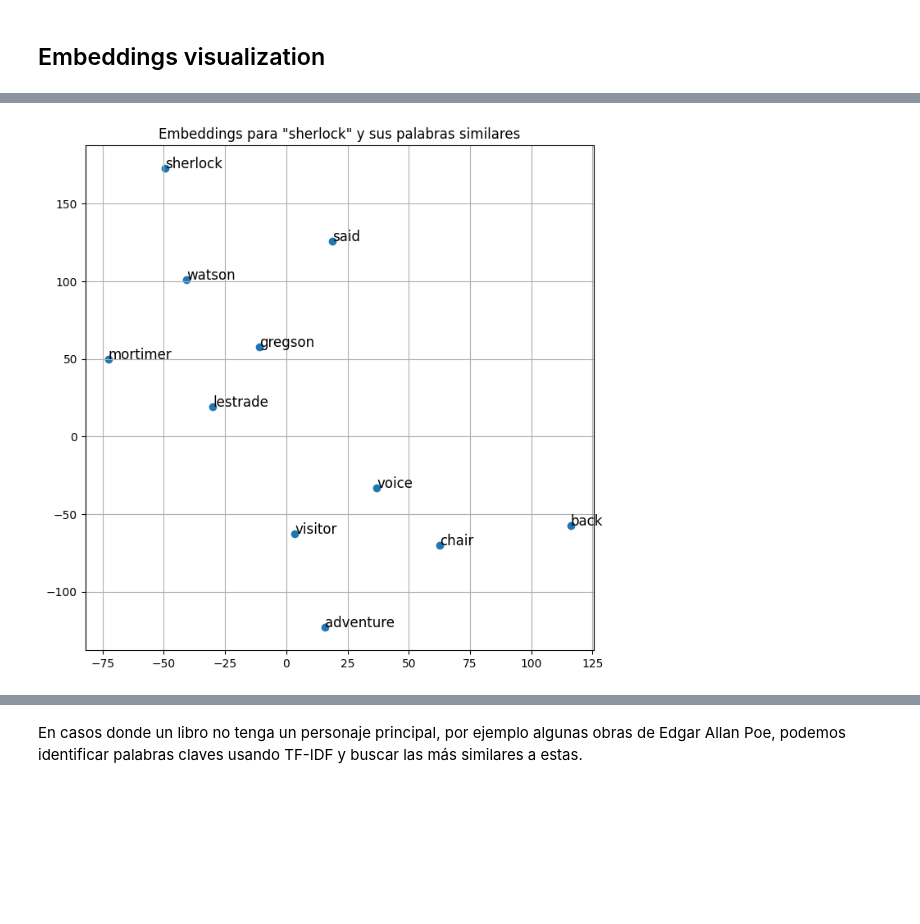
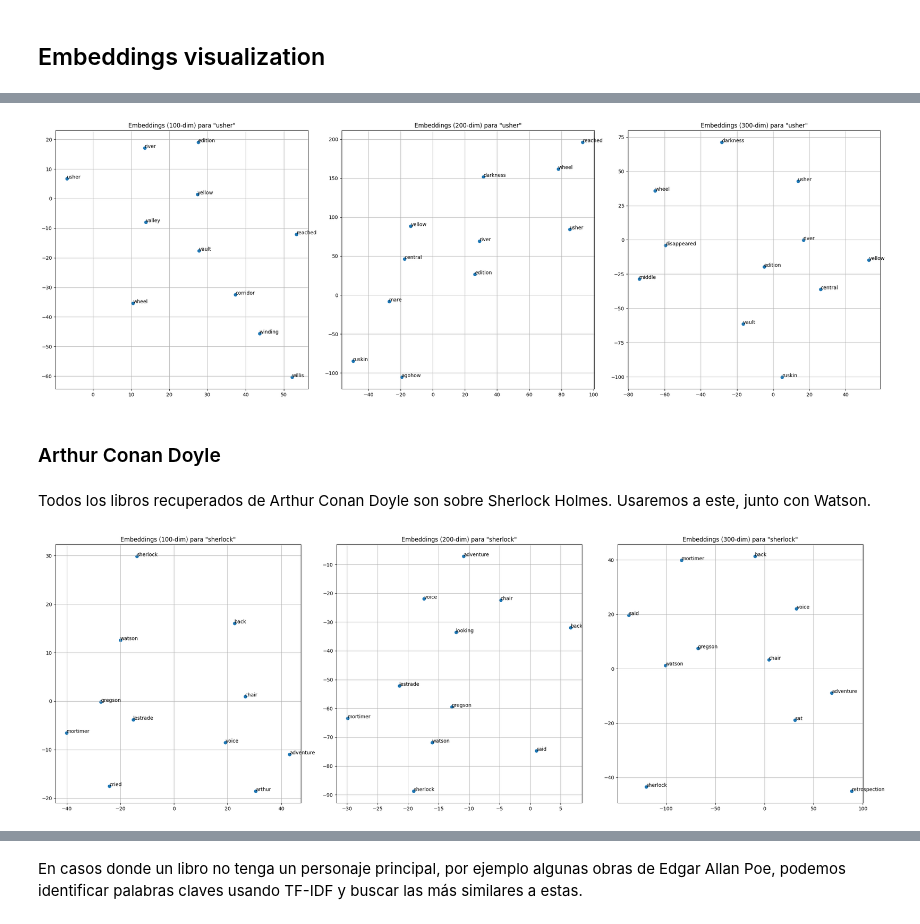
Before and after one commit to gamendez98/nlp-homework, a Jupyter notebook: hw04/data_analysis.ipynb, the cells around one changed output, grey strips where cells are left out. Cells and saved outputs as stored; diff of their text form; code cells hidden in the pictures; blank space fills up the shorter version.

```diff
--- a/hw04/data_analysis.ipynb
+++ b/hw04/data_analysis.ipynb
@@ -255,0 +275,2 @@ def plot_embeddings_2d(model: Word2Vec, main_word: str, num_similar: int = 10, r
+# %%
+models = [Word2Vec.load(f"models/Books_{size}.model") for size in [100,200,300]]
@@ -256,6 +309,12 @@ def plot_embeddings_2d(model: Word2Vec, main_word: str, num_similar: int = 10, r
+# %%
+plot_embeddings_2d(models, 'usher', num_similar=10, reduction_method='tsne')
+# %% [output]
+[figure, added]
+# %% [markdown]
+### Arthur Conan Doyle
+# %% [markdown]
+Todos los libros recuperados de Arthur Conan Doyle son sobre Sherlock Holmes. Usaremos a este, junto con Watson.
 # %%
-model_path = 'models/Books_100.model'
-model = Word2Vec.load(model_path)
-plot_embeddings_2d(model, 'sherlock', num_similar=10, reduction_method='tsne')
+plot_embeddings_2d(models, 'sherlock', num_similar=10, reduction_method='tsne')
 # %% [output]
-[figure, old version]
+[figure, new version]
```
Also changed, not shown: parts of 24 cells of this notebook, 1 other file.
